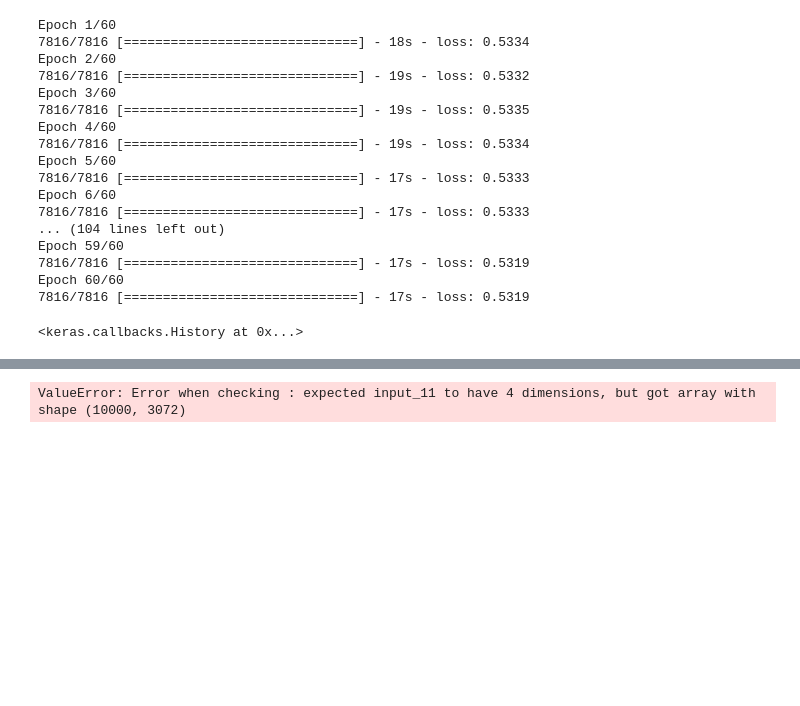
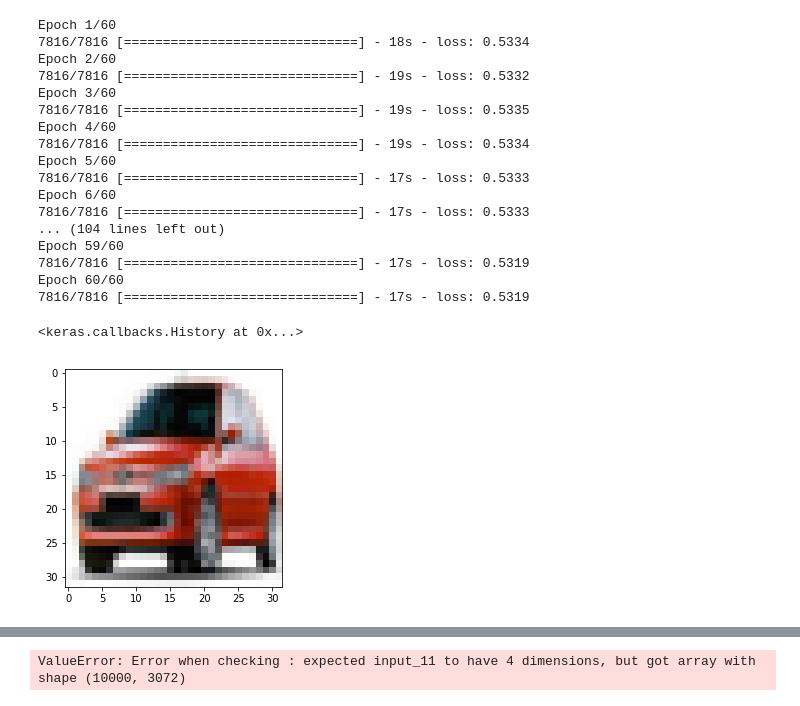
Before and after one commit to vwrj/cat-autoencoder, a Jupyter notebook: ae.ipynb, the cells around one changed output, grey strips where cells are left out. Cells and saved outputs as stored; diff of their text form; code cells hidden in the pictures; blank space fills up the shorter version.

```diff
--- a/ae.ipynb
+++ b/ae.ipynb
@@ -499,3 +499,8 @@ Epoch 60/60
 <keras.callbacks.History at 0x...>
 # %%
 autoencoder = load_model('better_color_car_conv')
+# %%
+plt.imshow(x_test[16].reshape(32, 32, 3))
+plt.show()
+# %% [output]
+[figure, added]
```
Also changed, not shown: parts of 2 cells of this notebook, 2 other files.
